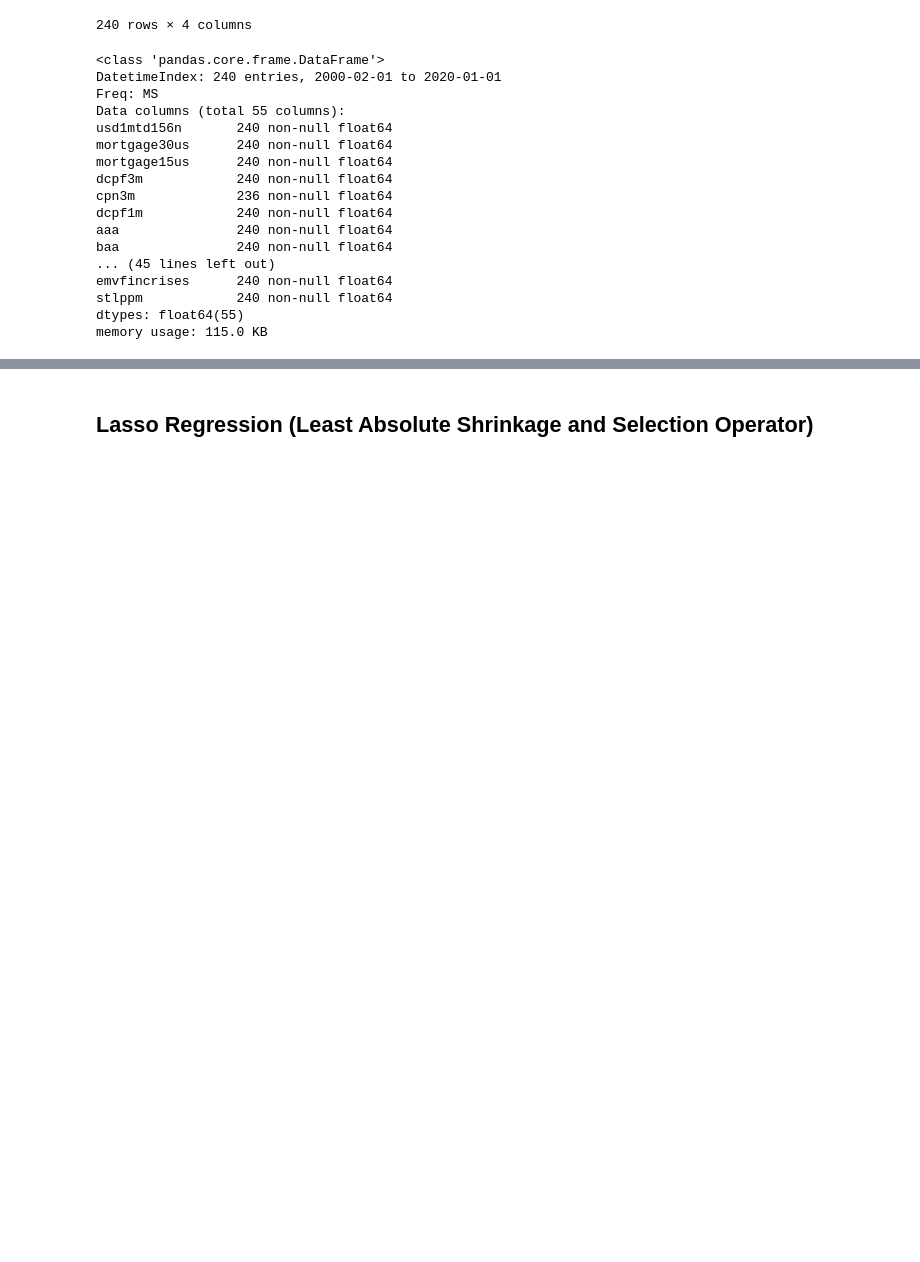
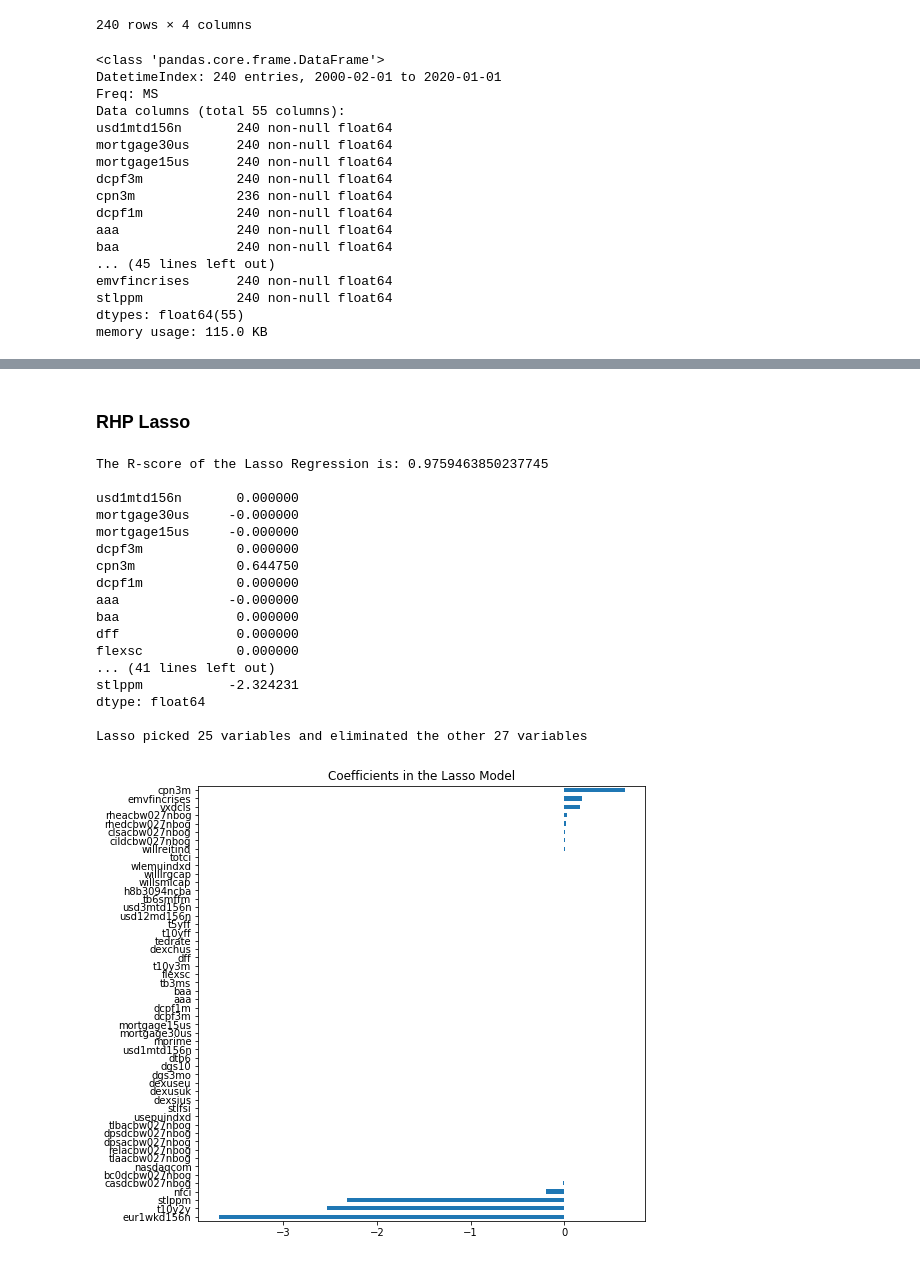
Before and after one commit to andrewcole33/reit_time_series_analysis, a Jupyter notebook: EDA.ipynb, the cells around one changed output, grey strips where cells are left out. Saved outputs shown, nothing was run; the diff lists cells and outputs as text; code cells hidden in the pictures; blank space fills up the shorter version.

Commit message:
Create separate TS projections w/ Lasso Regression

```diff
--- a/EDA.ipynb
+++ b/EDA.ipynb
@@ -674,4 +686,25 @@ Lasso picked 19variables and eliminated the other33variables
 [figure]
 [figure]
-# %% [markdown]
-## Lasso Regression (Least Absolute Shrinkage and Selection Operator)
+# %% [markdown]
+### RHP Lasso
+# %%
+lasso_reg(RHP_rates)
+# %% [output]
+The R-score of the Lasso Regression is: 0.9759463850237745
+
+usd1mtd156n       0.000000
+mortgage30us     -0.000000
+mortgage15us     -0.000000
+dcpf3m            0.000000
+cpn3m             0.644750
+dcpf1m            0.000000
+aaa              -0.000000
+baa               0.000000
+dff               0.000000
+flexsc            0.000000
+... (41 lines left out)
+stlppm           -2.324231
+dtype: float64
+
+Lasso picked 25 variables and eliminated the other 27 variables
+[figure, added]
```
Also changed, not shown: parts of 22 cells of this notebook, 20 other files.
